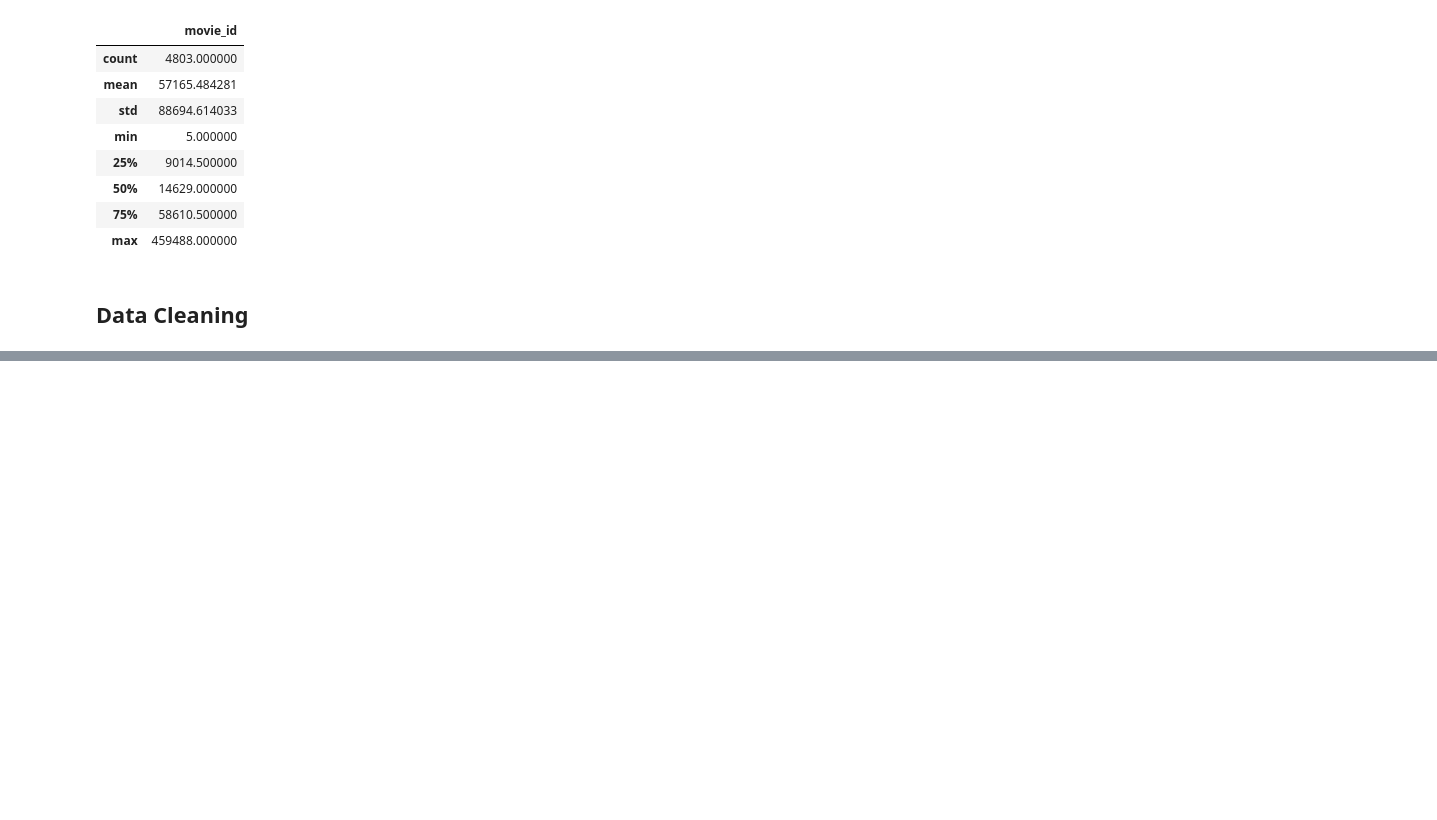
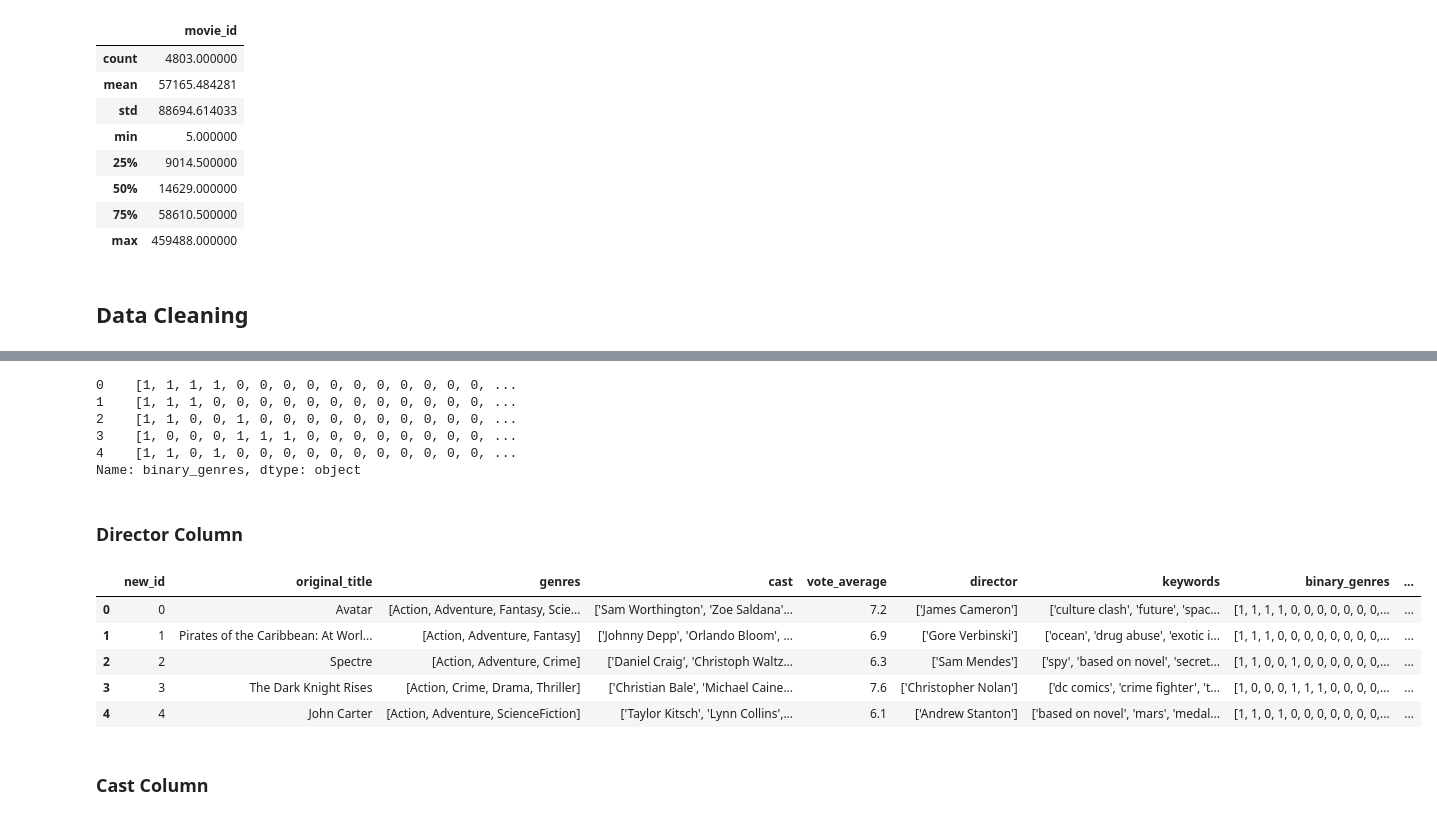
Before and after one commit to HUFSML4/movieDataAnalysis, a Jupyter notebook: Movie Recommendation.ipynb, the cells around one changed output, grey strips where cells are left out. Drawn from its saved outputs; the diff is of its cells as text; code cells hidden in the pictures; blank space fills up the shorter version.

```diff
--- a/Movie Recommendation.ipynb
+++ b/Movie Recommendation.ipynb
@@ -100,0 +145,44 @@ movies.head()
+# %%
+movies['binary_genres'] = movies['genres'].apply(lambda x: binary(x))
+movies['binary_genres'].head()
+# %% [output]
+0    [1, 1, 1, 1, 0, 0, 0, 0, 0, 0, 0, 0, 0, 0, 0, ...
+1    [1, 1, 1, 0, 0, 0, 0, 0, 0, 0, 0, 0, 0, 0, 0, ...
+2    [1, 1, 0, 0, 1, 0, 0, 0, 0, 0, 0, 0, 0, 0, 0, ...
+3    [1, 0, 0, 0, 1, 1, 1, 0, 0, 0, 0, 0, 0, 0, 0, ...
+4    [1, 1, 0, 1, 0, 0, 0, 0, 0, 0, 0, 0, 0, 0, 0, ...
+Name: binary_genres, dtype: object
+# %% [markdown]
+### Director Column
+# %%
+def xstr(s):
+    if s is None:
+        return ''
+    return str(s)
+movies['director'] = movies['director'].apply(xstr)
+# %%
+directorList=[]
+for i in movies['director']:
+    if i not in directorList:
+        directorList.append(i)
+# %%
+def binary(director_list):
+    binaryList = []
+    for direct in directorList:
+        if direct in director_list:
+            binaryList.append(1)
+        else:
+            binaryList.append(0)
+    return binaryList
+# %%
+movies['binary_director'] = movies['director'].apply(lambda x: binary(x))
+movies.head()
+# %% [output]
+|  | new_id | original_title | genres | cast | vote_average | director | keywords | binary_genres | ... |
+| 0 | 0 | Avatar | [Action, Adventure, Fantasy, Scie... | ['Sam Worthington', 'Zoe Saldana'... | 7.2 | ['James Cameron'] | ['culture clash', 'future', 'spac... | [1, 1, 1, 1, 0, 0, 0, 0, 0, 0, 0,... | ... |
+| 1 | 1 | Pirates of the Caribbean: At Worl... | [Action, Adventure, Fantasy] | ['Johnny Depp', 'Orlando Bloom', ... | 6.9 | ['Gore Verbinski'] | ['ocean', 'drug abuse', 'exotic i... | [1, 1, 1, 0, 0, 0, 0, 0, 0, 0, 0,... | ... |
+| 2 | 2 | Spectre | [Action, Adventure, Crime] | ['Daniel Craig', 'Christoph Waltz... | 6.3 | ['Sam Mendes'] | ['spy', 'based on novel', 'secret... | [1, 1, 0, 0, 1, 0, 0, 0, 0, 0, 0,... | ... |
+| 3 | 3 | The Dark Knight Rises | [Action, Crime, Drama, Thriller] | ['Christian Bale', 'Michael Caine... | 7.6 | ['Christopher Nolan'] | ['dc comics', 'crime fighter', 't... | [1, 0, 0, 0, 1, 1, 1, 0, 0, 0, 0,... | ... |
+| 4 | 4 | John Carter | [Action, Adventure, ScienceFiction] | ['Taylor Kitsch', 'Lynn Collins',... | 6.1 | ['Andrew Stanton'] | ['based on novel', 'mars', 'medal... | [1, 1, 0, 1, 0, 0, 0, 0, 0, 0, 0,... | ... |
+# %% [markdown]
+### Cast Column
```
Also changed, not shown: parts of 31 cells of this notebook.
